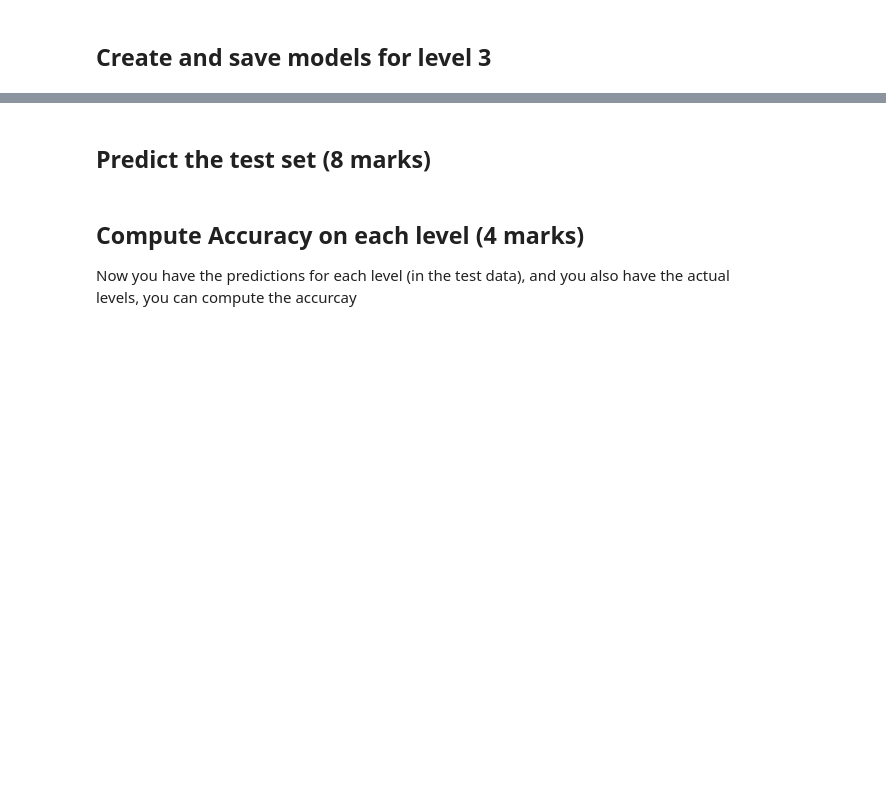
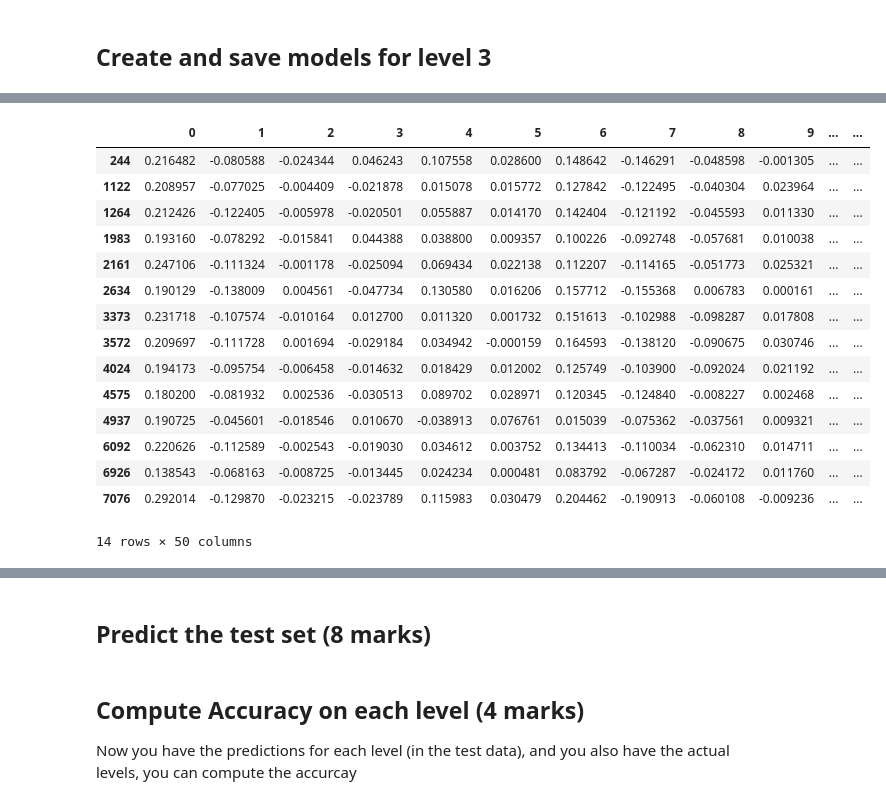
Before and after one commit to JohnnyFoulds/DSM030-2021-OCT, a Jupyter notebook: coursework_01/solution.ipynb, the cells around one changed output, grey strips where cells are left out. Drawn from its saved outputs; the diff is of its cells as text; code cells hidden in the pictures; blank space fills up the shorter version.

```diff
--- a/coursework_01/solution.ipynb
+++ b/coursework_01/solution.ipynb
@@ -728,0 +710,3 @@ weighted avg       0.81      0.84      0.80      3189
+# %%
+a = filter_level(y_train, 'Level_2', '0864A')
+a
@@ -728,0 +729,19 @@ weighted avg       0.81      0.84      0.80      3189
+# %%
+X_train.iloc[a.index]
+# %% [output]
+|  | 0 | 1 | 2 | 3 | 4 | 5 | 6 | 7 | 8 | 9 | ... | ... |
+| 244 | 0.216482 | -0.080588 | -0.024344 | 0.046243 | 0.107558 | 0.028600 | 0.148642 | -0.146291 | -0.048598 | -0.001305 | ... | ... |
+| 1122 | 0.208957 | -0.077025 | -0.004409 | -0.021878 | 0.015078 | 0.015772 | 0.127842 | -0.122495 | -0.040304 | 0.023964 | ... | ... |
+| 1264 | 0.212426 | -0.122405 | -0.005978 | -0.020501 | 0.055887 | 0.014170 | 0.142404 | -0.121192 | -0.045593 | 0.011330 | ... | ... |
+| 1983 | 0.193160 | -0.078292 | -0.015841 | 0.044388 | 0.038800 | 0.009357 | 0.100226 | -0.092748 | -0.057681 | 0.010038 | ... | ... |
+| 2161 | 0.247106 | -0.111324 | -0.001178 | -0.025094 | 0.069434 | 0.022138 | 0.112207 | -0.114165 | -0.051773 | 0.025321 | ... | ... |
+| 2634 | 0.190129 | -0.138009 | 0.004561 | -0.047734 | 0.130580 | 0.016206 | 0.157712 | -0.155368 | 0.006783 | 0.000161 | ... | ... |
+| 3373 | 0.231718 | -0.107574 | -0.010164 | 0.012700 | 0.011320 | 0.001732 | 0.151613 | -0.102988 | -0.098287 | 0.017808 | ... | ... |
+| 3572 | 0.209697 | -0.111728 | 0.001694 | -0.029184 | 0.034942 | -0.000159 | 0.164593 | -0.138120 | -0.090675 | 0.030746 | ... | ... |
+| 4024 | 0.194173 | -0.095754 | -0.006458 | -0.014632 | 0.018429 | 0.012002 | 0.125749 | -0.103900 | -0.092024 | 0.021192 | ... | ... |
+| 4575 | 0.180200 | -0.081932 | 0.002536 | -0.030513 | 0.089702 | 0.028971 | 0.120345 | -0.124840 | -0.008227 | 0.002468 | ... | ... |
+| 4937 | 0.190725 | -0.045601 | -0.018546 | 0.010670 | -0.038913 | 0.076761 | 0.015039 | -0.075362 | -0.037561 | 0.009321 | ... | ... |
+| 6092 | 0.220626 | -0.112589 | -0.002543 | -0.019030 | 0.034612 | 0.003752 | 0.134413 | -0.110034 | -0.062310 | 0.014711 | ... | ... |
+| 6926 | 0.138543 | -0.068163 | -0.008725 | -0.013445 | 0.024234 | 0.000481 | 0.083792 | -0.067287 | -0.024172 | 0.011760 | ... | ... |
+| 7076 | 0.292014 | -0.129870 | -0.023215 | -0.023789 | 0.115983 | 0.030479 | 0.204462 | -0.190913 | -0.060108 | -0.009236 | ... | ... |
+14 rows × 50 columns
```
Also changed, not shown: parts of 13 cells of this notebook, 51 other files.
